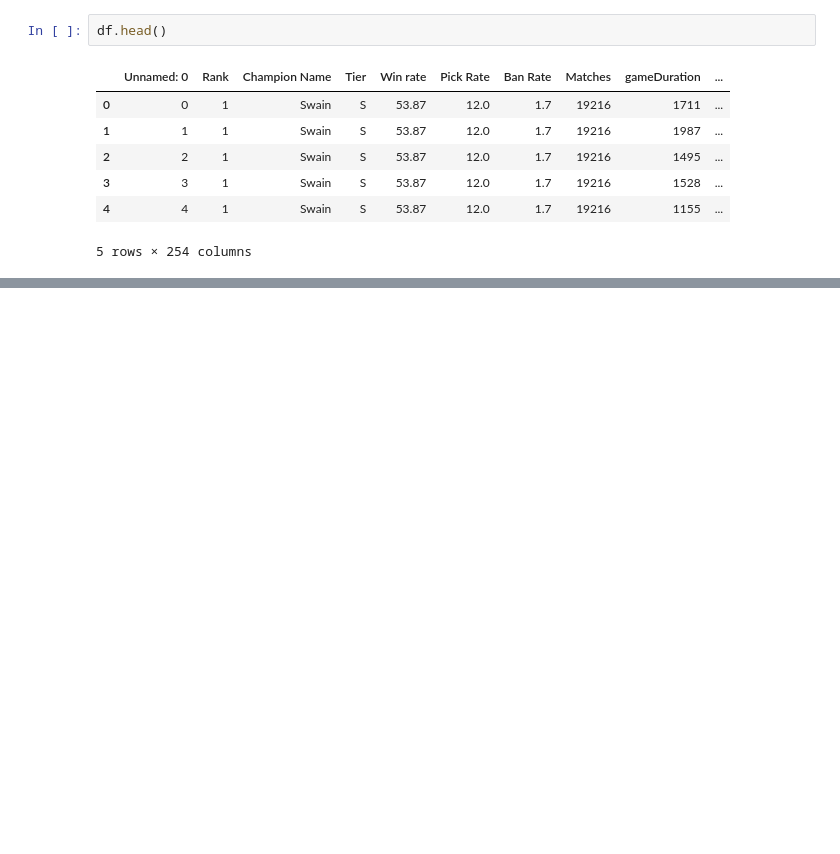
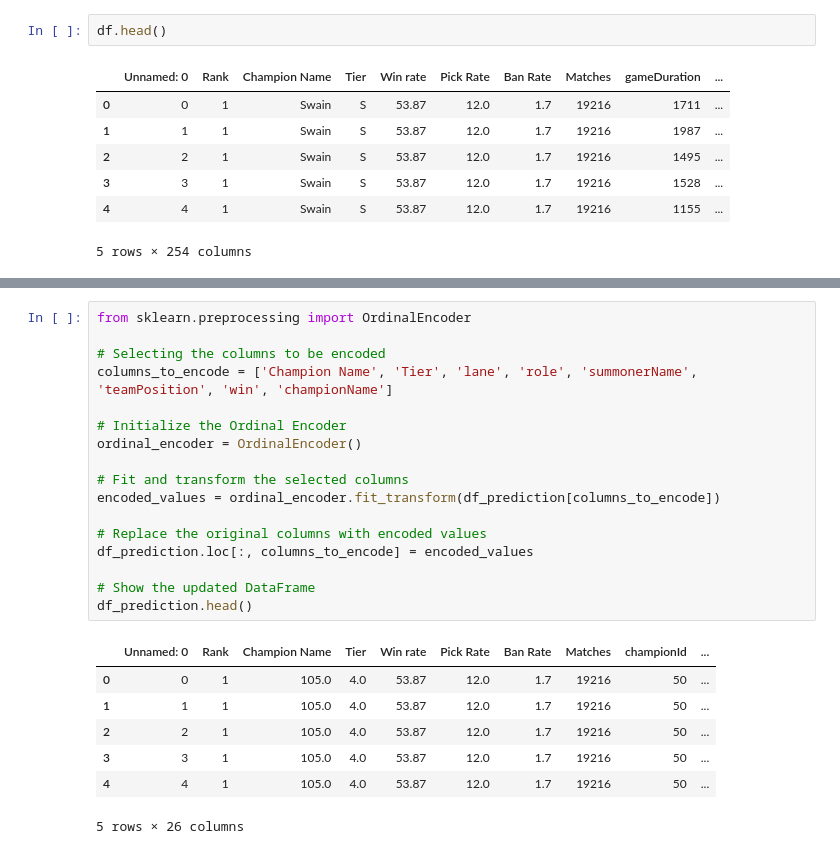
Before and after one commit to NicolaiLindner/Leaguify_Website, a Jupyter notebook: notebooks/experiment_individual_data.ipynb, the cells around one changed output, grey strips where cells are left out. Cells and saved outputs as stored; diff of their text form; blank space fills up the shorter version.

```diff
--- a/notebooks/experiment_individual_data.ipynb
+++ b/notebooks/experiment_individual_data.ipynb
@@ -157,0 +57,25 @@ df_combined
+# %%
+from sklearn.preprocessing import OrdinalEncoder
+
+# Selecting the columns to be encoded
+columns_to_encode = ['Champion Name', 'Tier', 'lane', 'role', 'summonerName', 'teamPosition', 'win', 'championName']
+
+# Initialize the Ordinal Encoder
+ordinal_encoder = OrdinalEncoder()
+
+# Fit and transform the selected columns
+encoded_values = ordinal_encoder.fit_transform(df_prediction[columns_to_encode])
+
+# Replace the original columns with encoded values
+df_prediction.loc[:, columns_to_encode] = encoded_values
+
+# Show the updated DataFrame
+df_prediction.head()
+# %% [output]
+|  | Unnamed: 0 | Rank | Champion Name | Tier | Win rate | Pick Rate | Ban Rate | Matches | championId | ... |
+| 0 | 0 | 1 | 105.0 | 4.0 | 53.87 | 12.0 | 1.7 | 19216 | 50 | ... |
+| 1 | 1 | 1 | 105.0 | 4.0 | 53.87 | 12.0 | 1.7 | 19216 | 50 | ... |
+| 2 | 2 | 1 | 105.0 | 4.0 | 53.87 | 12.0 | 1.7 | 19216 | 50 | ... |
+| 3 | 3 | 1 | 105.0 | 4.0 | 53.87 | 12.0 | 1.7 | 19216 | 50 | ... |
+| 4 | 4 | 1 | 105.0 | 4.0 | 53.87 | 12.0 | 1.7 | 19216 | 50 | ... |
+5 rows × 26 columns
```
Also changed, not shown: parts of 12 cells of this notebook, 4 other files.
